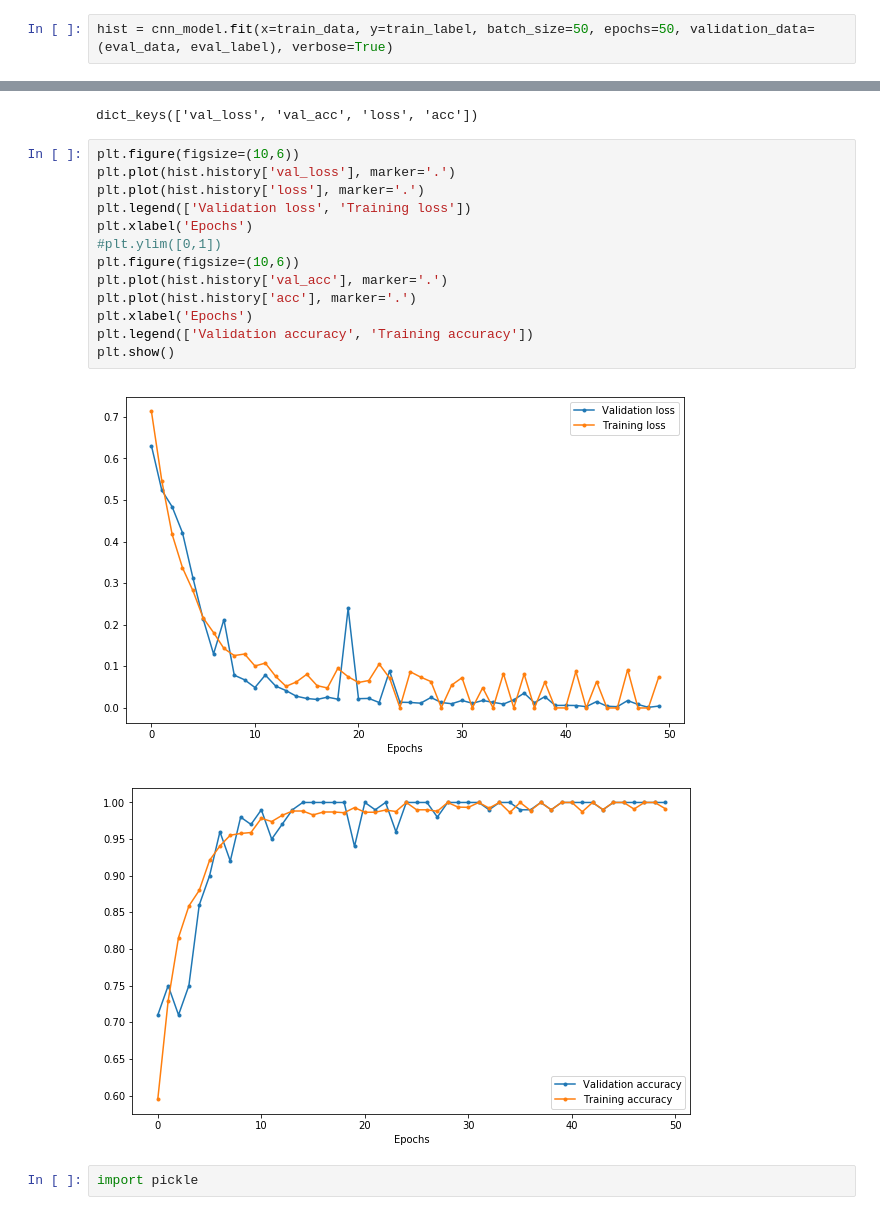
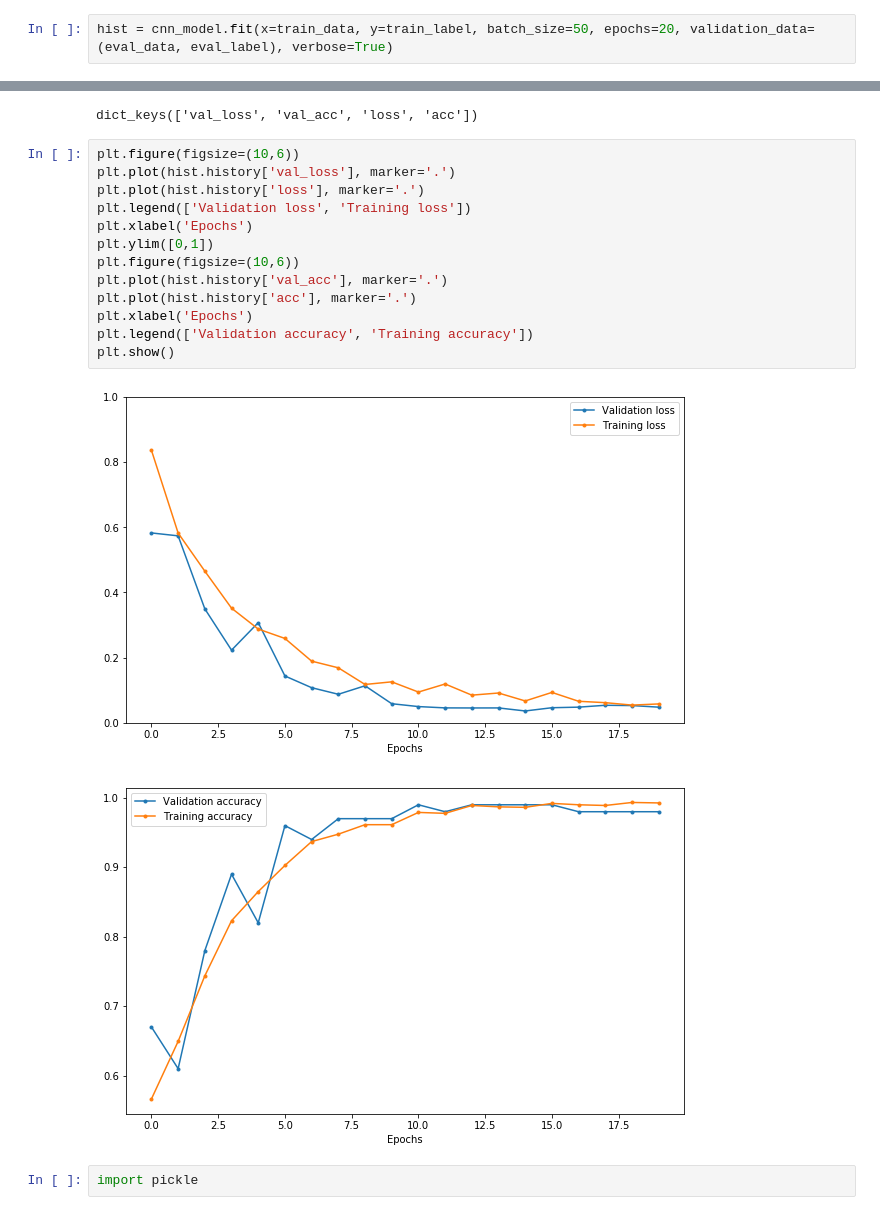
Before and after one commit to wy30422/WettabilityClassification, a Jupyter notebook: conv_model.ipynb, the cells around one changed output, grey strips where cells are left out. Drawn from its saved outputs; the diff is of its cells as text.

Commit message:
wonjin_updates_changeEpoch

```diff
--- a/conv_model.ipynb
+++ b/conv_model.ipynb
@@ -177,6 +175,6 @@ _________________________________________________________________
 # %% [markdown]
 ## Train the model
 # %%
-hist = cnn_model.fit(x=train_data, y=train_label, batch_size=50, epochs=50, validation_data=(eval_data, eval_label), verbose=True)
+hist = cnn_model.fit(x=train_data, y=train_label, batch_size=50, epochs=20, validation_data=(eval_data, eval_label), verbose=True)
 # %% [output]
 Train on 3000 samples, validate on 100 samples
@@ -210,19 +208,19 @@ dict_keys(['val_loss', 'val_acc', 'loss', 'acc'])
 # %%
 plt.figure(figsize=(10,6))
 plt.plot(hist.history['val_loss'], marker='.')
 plt.plot(hist.history['loss'], marker='.')
 plt.legend(['Validation loss', 'Training loss'])
 plt.xlabel('Epochs')
-#plt.ylim([0,1])
+plt.ylim([0,1])
 plt.figure(figsize=(10,6))
 plt.plot(hist.history['val_acc'], marker='.')
 plt.plot(hist.history['acc'], marker='.')
 plt.xlabel('Epochs')
 plt.legend(['Validation accuracy', 'Training accuracy'])
 plt.show()
 # %% [output]
-[figure, old version]
+[figure, new version]
-[figure, old version]
+[figure, new version]
 # %%
 import pickle
 # %%
```
Also changed, not shown: parts of 6 cells of this notebook.
